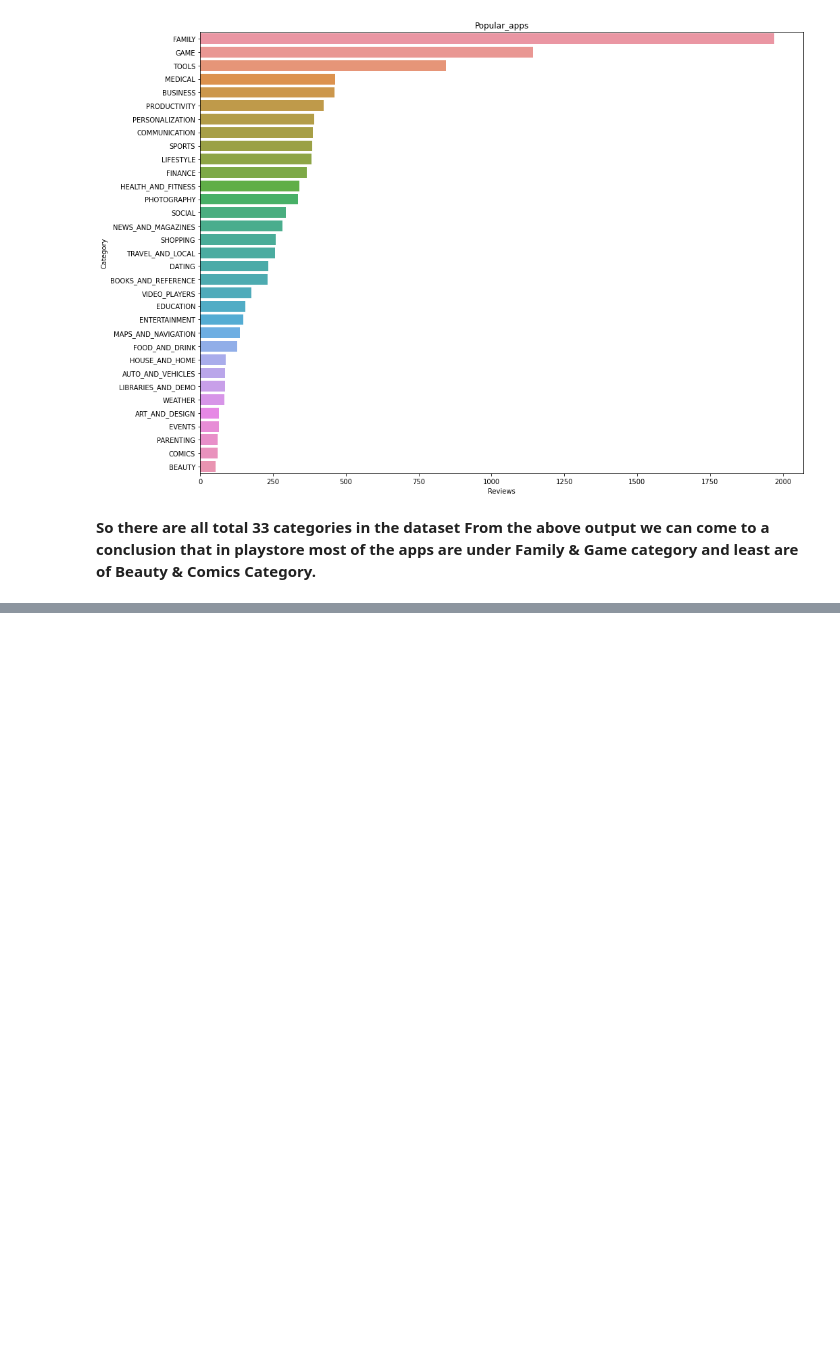
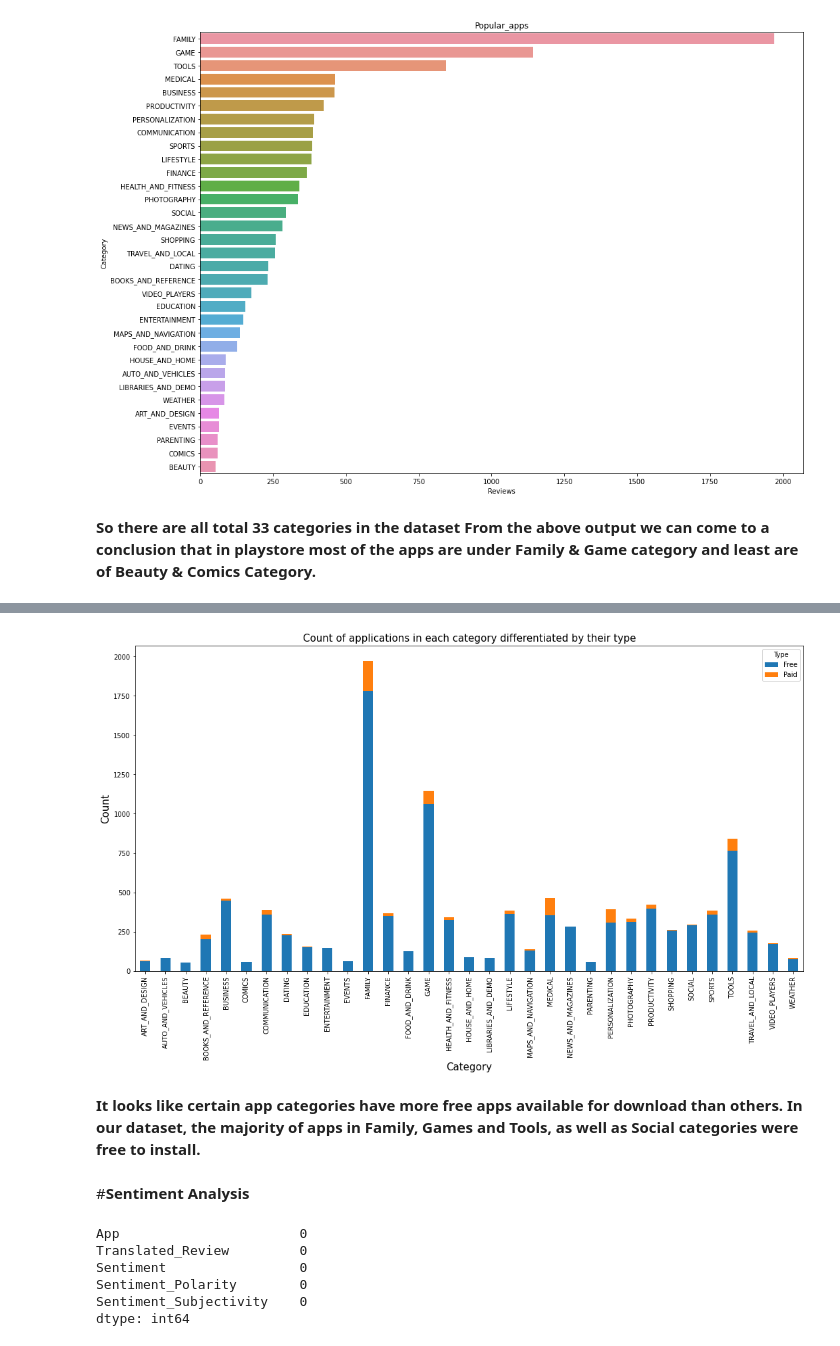
Before and after one commit to anshuldeoli/EDA_Project_Team_Notebook, a Jupyter notebook: Play_Store_App_Review_Analysis_Self_Capstone_Project.ipynb, the cells around one changed output, grey strips where cells are left out. Saved outputs shown, nothing was run; the diff lists cells and outputs as text; code cells hidden in the pictures; blank space fills up the shorter version.

```diff
--- a/Play_Store_App_Review_Analysis_Self_Capstone_Project.ipynb
+++ b/Play_Store_App_Review_Analysis_Self_Capstone_Project.ipynb
@@ -283,0 +301,3 @@ plt.show()
+# %%
+app_count = df_new.groupby(['Category','Type'])[['App']].count().reset_index().rename(columns={'App':'Count','index':'App'})
+print(app_count)
@@ -283,0 +319,13 @@ plt.show()
+# %%
+df_app_count = app_count.pivot('Category', 'Type', 'Count').reset_index()
+df_app_count.set_index('Category').plot(kind='bar', stacked=True, figsize=(18,9))
+plt.xlabel("Category", fontsize=15)
+plt.ylabel("Count", fontsize=15)
+plt.title("Count of applications in each category differentiated by their type",size = 15)
+plt.show()
+# %% [output]
+[figure, added]
+# %% [markdown]
+**It looks like certain app categories have more free apps available for download than others. In our dataset, the majority of apps in Family, Games and Tools, as well as Social categories were free to install.**
+# %% [markdown]
+#**Sentiment Analysis**
@@ -283,0 +336,9 @@ plt.show()
+# %%
+user_reviews.isnull().sum()
+# %% [output]
+App                       0
+Translated_Review         0
+Sentiment                 0
+Sentiment_Polarity        0
+Sentiment_Subjectivity    0
+dtype: int64
```
Also changed, not shown: parts of 20 cells of this notebook.
